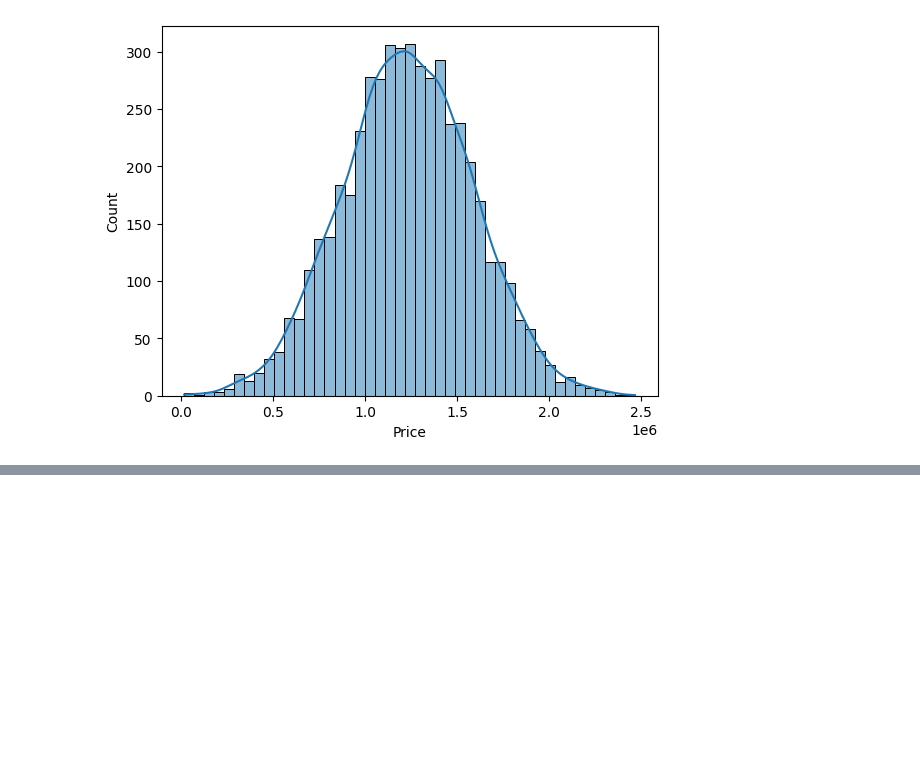
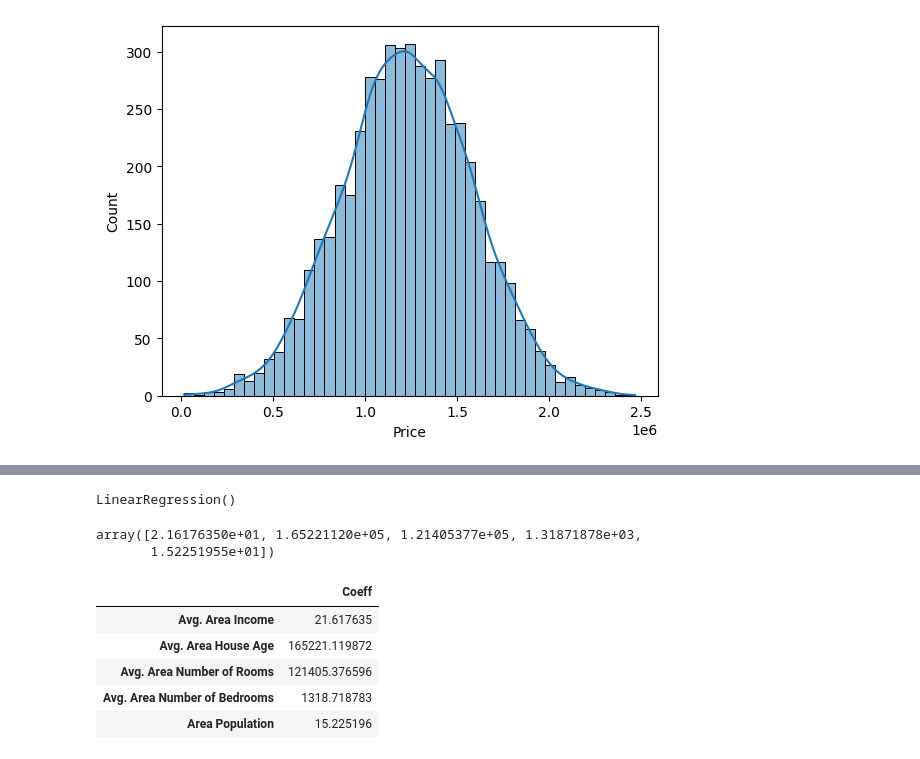
Before and after one commit to tirth-kothari/Python_ML, a Jupyter notebook: Untitled1.ipynb, the cells around one changed output, grey strips where cells are left out. Cells and saved outputs as stored; diff of their text form; code cells hidden in the pictures; blank space fills up the shorter version.

```diff
--- a/Untitled1.ipynb
+++ b/Untitled1.ipynb
@@ -53,0 +96,20 @@ sns.histplot(df['Price'], kde=True)
+# %%
+lr.fit(X_train, y_train)
+# %% [output]
+LinearRegression()
+# %%
+lr.coef_
+# %% [output]
+array([2.16176350e+01, 1.65221120e+05, 1.21405377e+05, 1.31871878e+03,
+       1.52251955e+01])
+# %%
+cdf = pd.DataFrame(lr.coef_, X.columns, columns=['Coeff'])
+# %%
+cdf
+# %% [output]
+|  | Coeff |
+| Avg. Area Income | 21.617635 |
+| Avg. Area House Age | 165221.119872 |
+| Avg. Area Number of Rooms | 121405.376596 |
+| Avg. Area Number of Bedrooms | 1318.718783 |
+| Area Population | 15.225196 |
```
Also changed, not shown: parts of 10 cells of this notebook.
